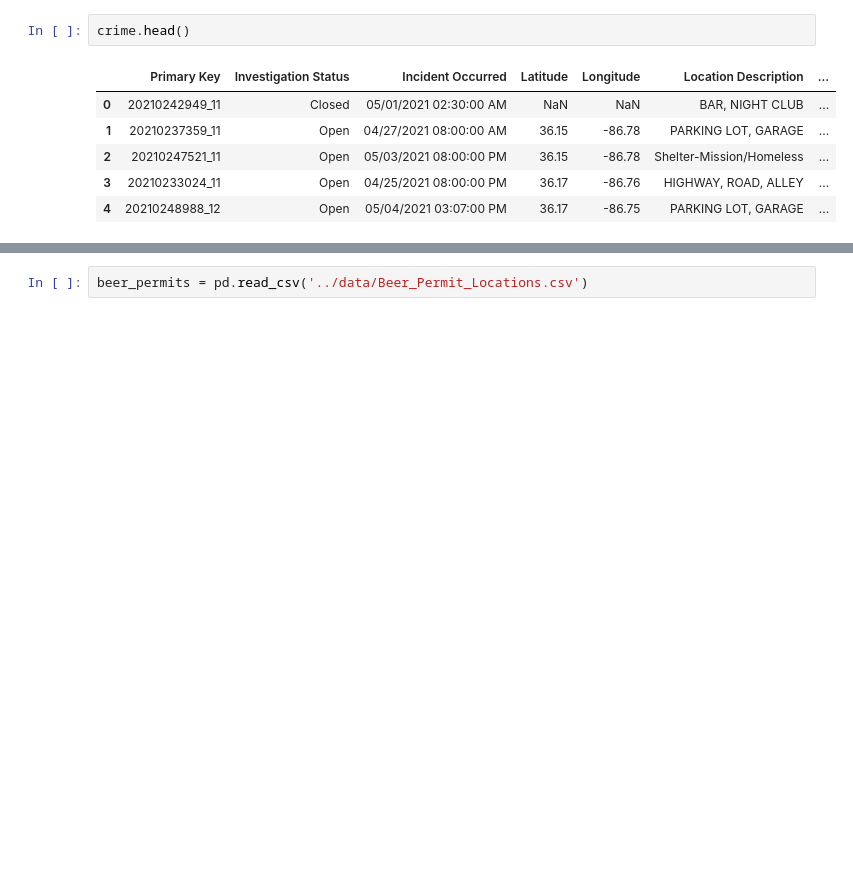
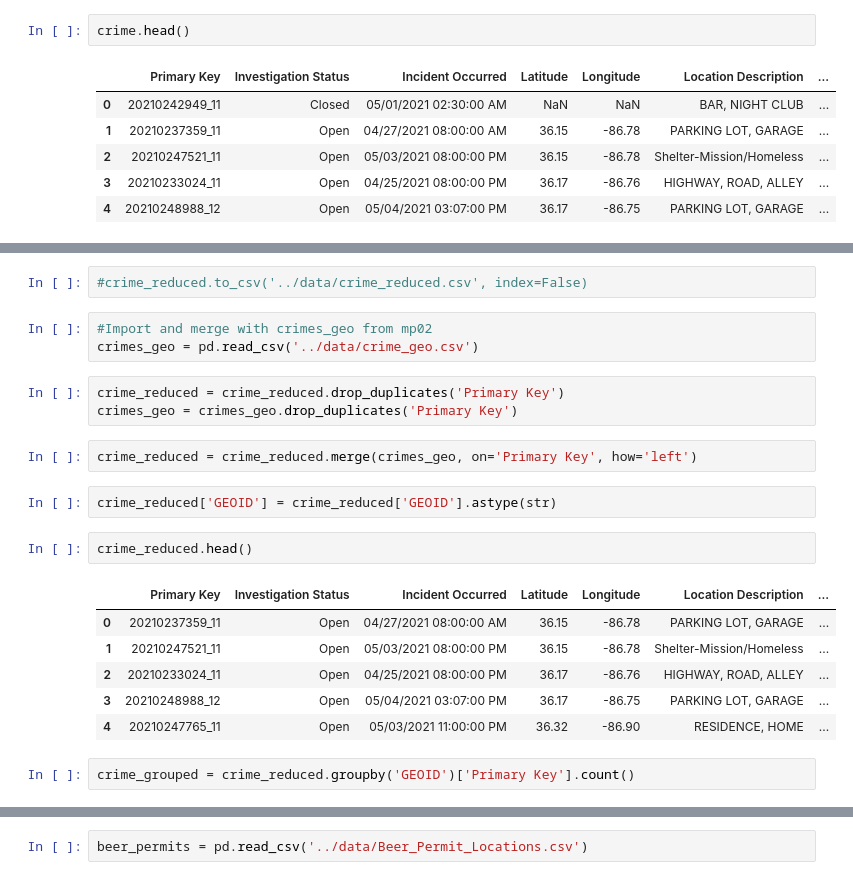
Before and after one commit to matttparker/airbnb-sentiments, a Jupyter notebook: notebooks/data_inspect.ipynb, the cells around one changed output, grey strips where cells are left out. Drawn from its saved outputs; the diff is of its cells as text; blank space fills up the shorter version.

```diff
--- a/notebooks/data_inspect.ipynb
+++ b/notebooks/data_inspect.ipynb
@@ -225,0 +308,23 @@ crime.head()
+# %%
+#crime_reduced.to_csv('../data/crime_reduced.csv', index=False)
+# %%
+#Import and merge with crimes_geo from mp02
+crimes_geo = pd.read_csv('../data/crime_geo.csv')
+# %%
+crime_reduced = crime_reduced.drop_duplicates('Primary Key')
+crimes_geo = crimes_geo.drop_duplicates('Primary Key')
+# %%
+crime_reduced = crime_reduced.merge(crimes_geo, on='Primary Key', how='left')
+# %%
+crime_reduced['GEOID'] = crime_reduced['GEOID'].astype(str)
+# %%
+crime_reduced.head()
+# %% [output]
+|  | Primary Key | Investigation Status | Incident Occurred | Latitude | Longitude | Location Description | ... |
+| 0 | 20210237359_11 | Open | 04/27/2021 08:00:00 AM | 36.15 | -86.78 | PARKING LOT, GARAGE | ... |
+| 1 | 20210247521_11 | Open | 05/03/2021 08:00:00 PM | 36.15 | -86.78 | Shelter-Mission/Homeless | ... |
+| 2 | 20210233024_11 | Open | 04/25/2021 08:00:00 PM | 36.17 | -86.76 | HIGHWAY, ROAD, ALLEY | ... |
+| 3 | 20210248988_12 | Open | 05/04/2021 03:07:00 PM | 36.17 | -86.75 | PARKING LOT, GARAGE | ... |
+| 4 | 20210247765_11 | Open | 05/03/2021 11:00:00 PM | 36.32 | -86.90 | RESIDENCE, HOME | ... |
+# %%
+crime_grouped = crime_reduced.groupby('GEOID')['Primary Key'].count()
```
Also changed, not shown: parts of 43 cells of this notebook.
